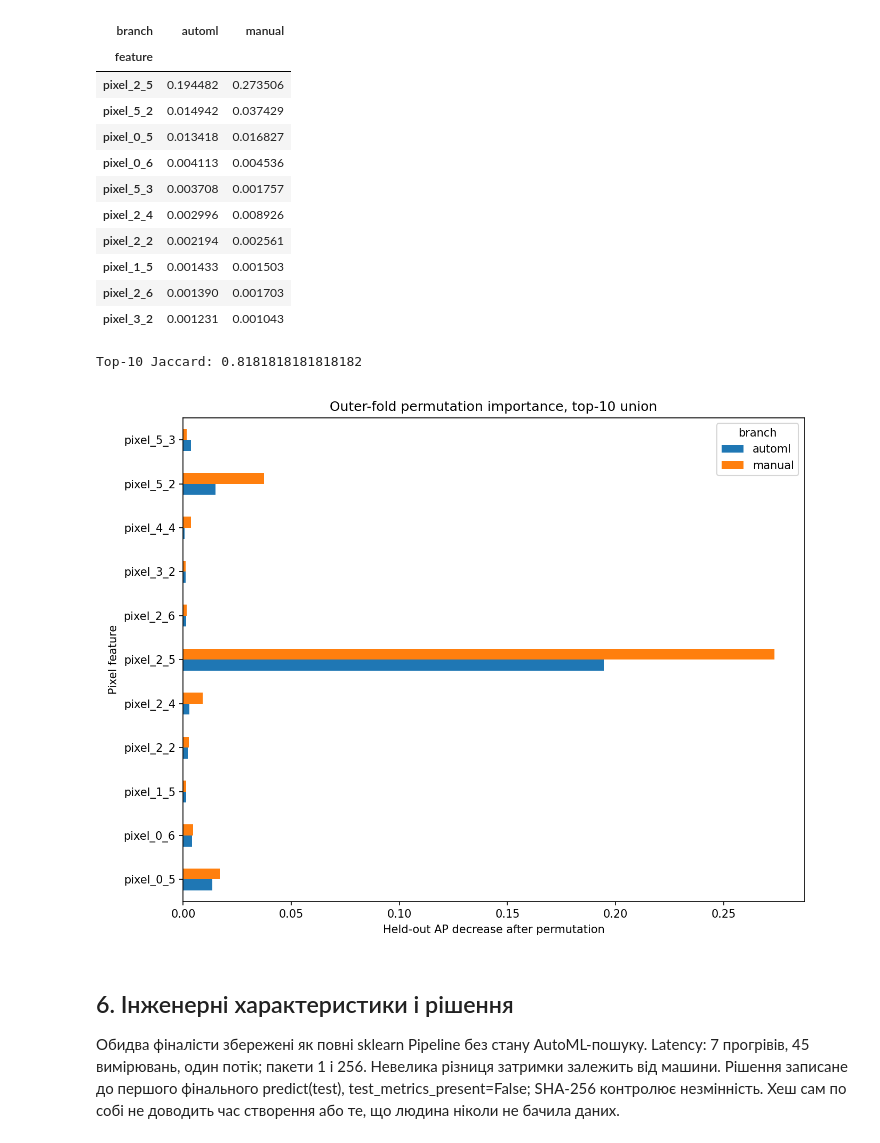
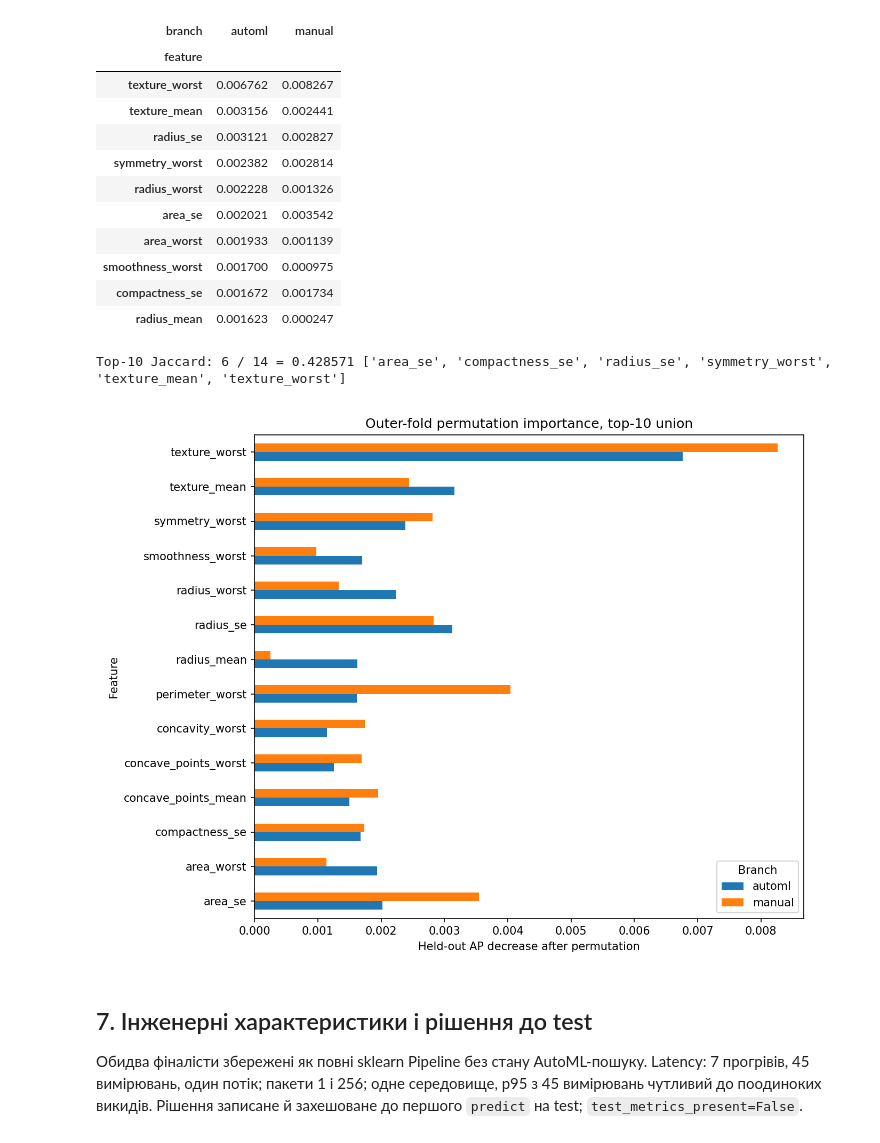
Before and after one commit to solomiiakovalchuk/machineLearning, a Jupyter notebook: lab06/notebook/lab06.ipynb, the cells around one changed output. Saved outputs shown, nothing was run; the diff lists cells and outputs as text; code cells hidden in the pictures.

```diff
--- a/lab06/notebook/lab06.ipynb
+++ b/lab06/notebook/lab06.ipynb
@@ -254,8 +347,11 @@ Permutation importance рахується тільки на outer-validation, 5
 # %%
-imp=table('permutation_importance').groupby(['branch','feature']).importance.mean().unstack('branch')
-display(imp.nlargest(10,'manual').round(6))
-display(imp.nlargest(10,'automl').round(6))
-print('Top-10 Jaccard:',record('summary')['top10_jaccard'])
+imp=table('permutation_importance');assert len(imp)==300
+means=imp.groupby(['branch','feature']).importance.mean().unstack('branch')
+display(means.nlargest(10,'manual').round(6))
+display(means.nlargest(10,'automl').round(6))
+a=set(means.manual.nlargest(10).index);c=set(means.automl.nlargest(10).index)
+print('Top-10 Jaccard:',len(a&c),'/',len(a|c),'=',round(len(a&c)/len(a|c),6),sorted(a&c))
+assert np.isclose(len(a&c)/len(a|c),record('summary')['top10_jaccard'])
 picture('05_permutation_importance')
 # %% [output]
 | branch | automl | manual |
@@ -273,21 +369,20 @@ picture('05_permutation_importance')
 | branch | automl | manual |
 | feature |  |  |
-| pixel_2_5 | 0.194482 | 0.273506 |
-| pixel_5_2 | 0.014942 | 0.037429 |
-| pixel_0_5 | 0.013418 | 0.016827 |
-| pixel_0_6 | 0.004113 | 0.004536 |
-| pixel_5_3 | 0.003708 | 0.001757 |
-| pixel_2_4 | 0.002996 | 0.008926 |
-| pixel_2_2 | 0.002194 | 0.002561 |
-| pixel_1_5 | 0.001433 | 0.001503 |
-| pixel_2_6 | 0.001390 | 0.001703 |
-| pixel_3_2 | 0.001231 | 0.001043 |
+| texture_worst | 0.006762 | 0.008267 |
+| texture_mean | 0.003156 | 0.002441 |
+| radius_se | 0.003121 | 0.002827 |
+| symmetry_worst | 0.002382 | 0.002814 |
+| radius_worst | 0.002228 | 0.001326 |
+| area_se | 0.002021 | 0.003542 |
+| area_worst | 0.001933 | 0.001139 |
+| smoothness_worst | 0.001700 | 0.000975 |
+| compactness_se | 0.001672 | 0.001734 |
+| radius_mean | 0.001623 | 0.000247 |
-Top-10 Jaccard: 0.8181818181818182
+Top-10 Jaccard: 6 / 14 = 0.428571 ['area_se', 'compactness_se', 'radius_se', 'symmetry_worst', 'texture_mean', 'texture_worst']
-[figure, old version]
+[figure, new version]
 # %% [markdown]
-## 6. Інженерні характеристики і рішення
+## 7. Інженерні характеристики і рішення до test
 Обидва фіналісти збережені як повні sklearn Pipeline без стану AutoML-пошуку.
-Latency: 7 прогрівів, 45 вимірювань, один потік; пакети 1 і 256. Невелика різниця затримки залежить від машини.
-Рішення записане до першого фінального predict(test), test_metrics_present=False; SHA-256 контролює незмінність.
-Хеш сам по собі не доводить час створення або те, що людина ніколи не бачила даних.
+Latency: 7 прогрівів, 45 вимірювань, один потік; пакети 1 і 256; одне середовище, p95 з 45 вимірювань чутливий до поодиноких викидів.
+Рішення записане й захешоване до першого `predict` на test; `test_metrics_present=False`.
 # %%
```
Also changed, not shown: parts of 27 cells of this notebook, 3 other files.
